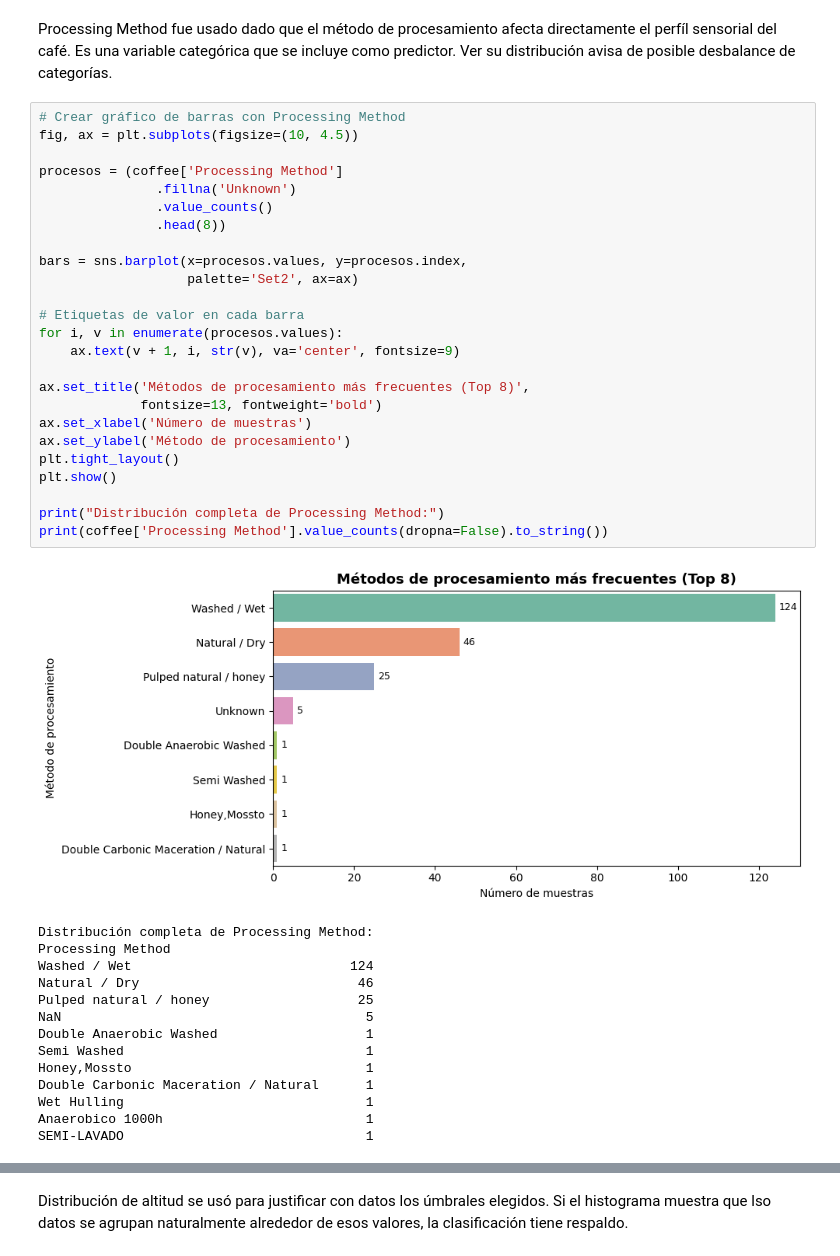
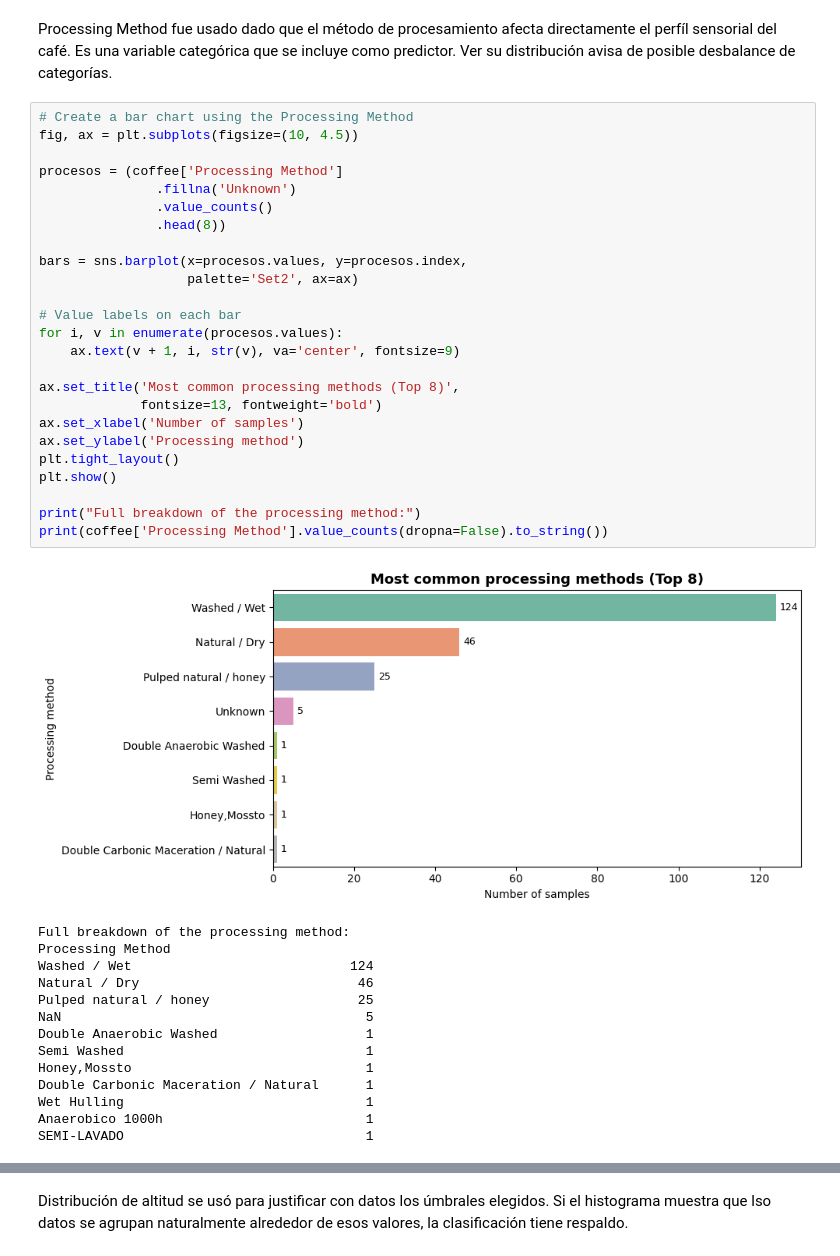
Before and after one commit to ruthsepulveda/ml_coursework, a Jupyter notebook: coffee_quality_ml.ipynb, the cells around one changed output, grey strips where cells are left out. Saved outputs shown, nothing was run; the diff lists cells and outputs as text.

```diff
--- a/coffee_quality_ml.ipynb
+++ b/coffee_quality_ml.ipynb
@@ -376,33 +378,33 @@ El boxplot confirma que las 3 clases están diferenciadas sin sobreponerse, lo q
 # %% [markdown]
 Processing Method fue usado dado que el método de procesamiento afecta directamente el perfíl sensorial del café. Es una variable categórica que se incluye como predictor. Ver su distribución avisa de posible desbalance de categorías.
 # %%
-# Crear gráfico de barras con Processing Method
+# Create a bar chart using the Processing Method
 fig, ax = plt.subplots(figsize=(10, 4.5))
 
 procesos = (coffee['Processing Method']
                .fillna('Unknown')
                .value_counts()
                .head(8))
 
 bars = sns.barplot(x=procesos.values, y=procesos.index,
                    palette='Set2', ax=ax)
 
-# Etiquetas de valor en cada barra
+# Value labels on each bar
 for i, v in enumerate(procesos.values):
     ax.text(v + 1, i, str(v), va='center', fontsize=9)
 
-ax.set_title('Métodos de procesamiento más frecuentes (Top 8)',
+ax.set_title('Most common processing methods (Top 8)',
              fontsize=13, fontweight='bold')
-ax.set_xlabel('Número de muestras')
-ax.set_ylabel('Método de procesamiento')
+ax.set_xlabel('Number of samples')
+ax.set_ylabel('Processing method')
 plt.tight_layout()
 plt.show()
 
-print("Distribución completa de Processing Method:")
+print("Full breakdown of the processing method:")
 print(coffee['Processing Method'].value_counts(dropna=False).to_string())
 # %% [output]
-[figure, old version]
+[figure, new version]
-Distribución completa de Processing Method:
+Full breakdown of the processing method:
 Processing Method
 Washed / Wet                            124
 Natural / Dry                            46
```
Also changed, not shown: parts of 99 cells of this notebook.
